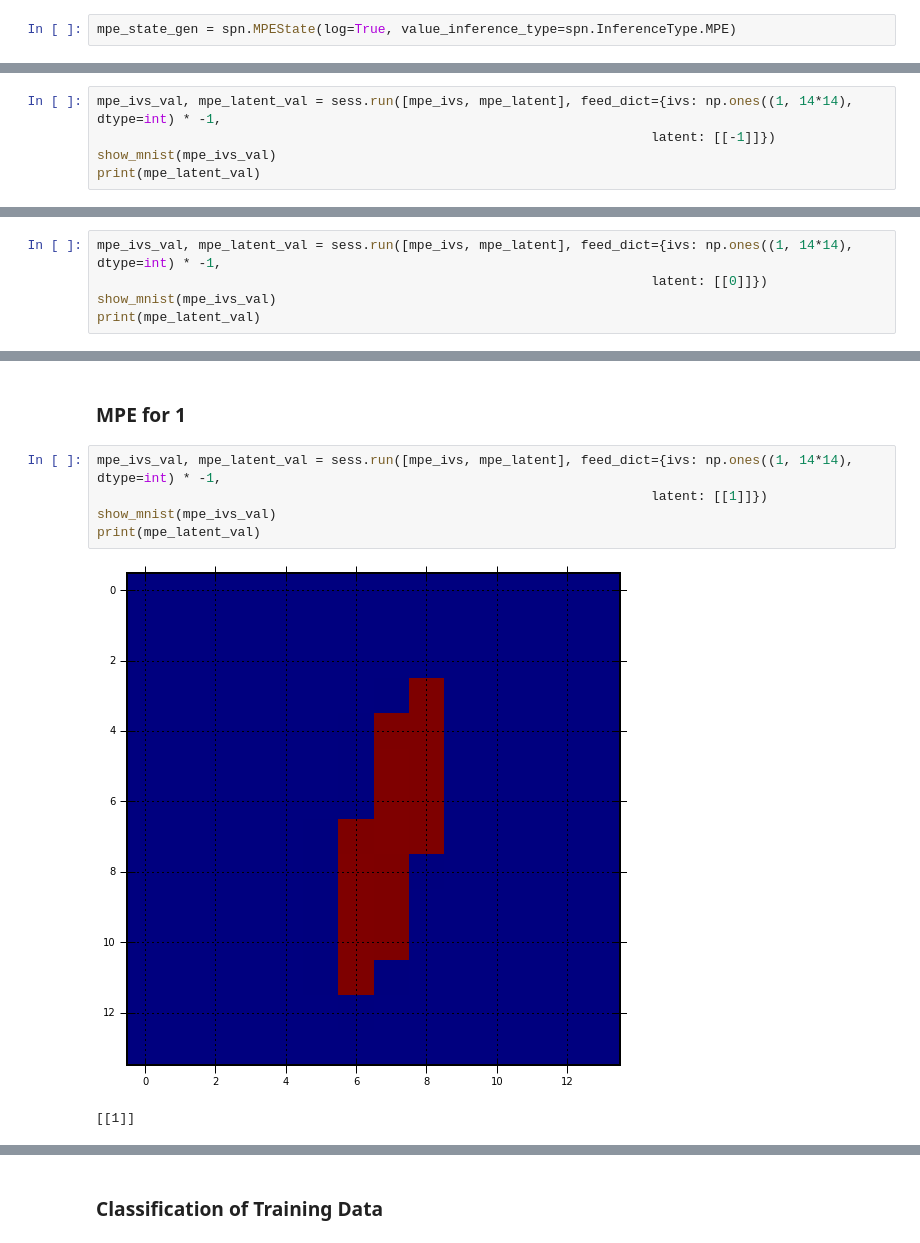
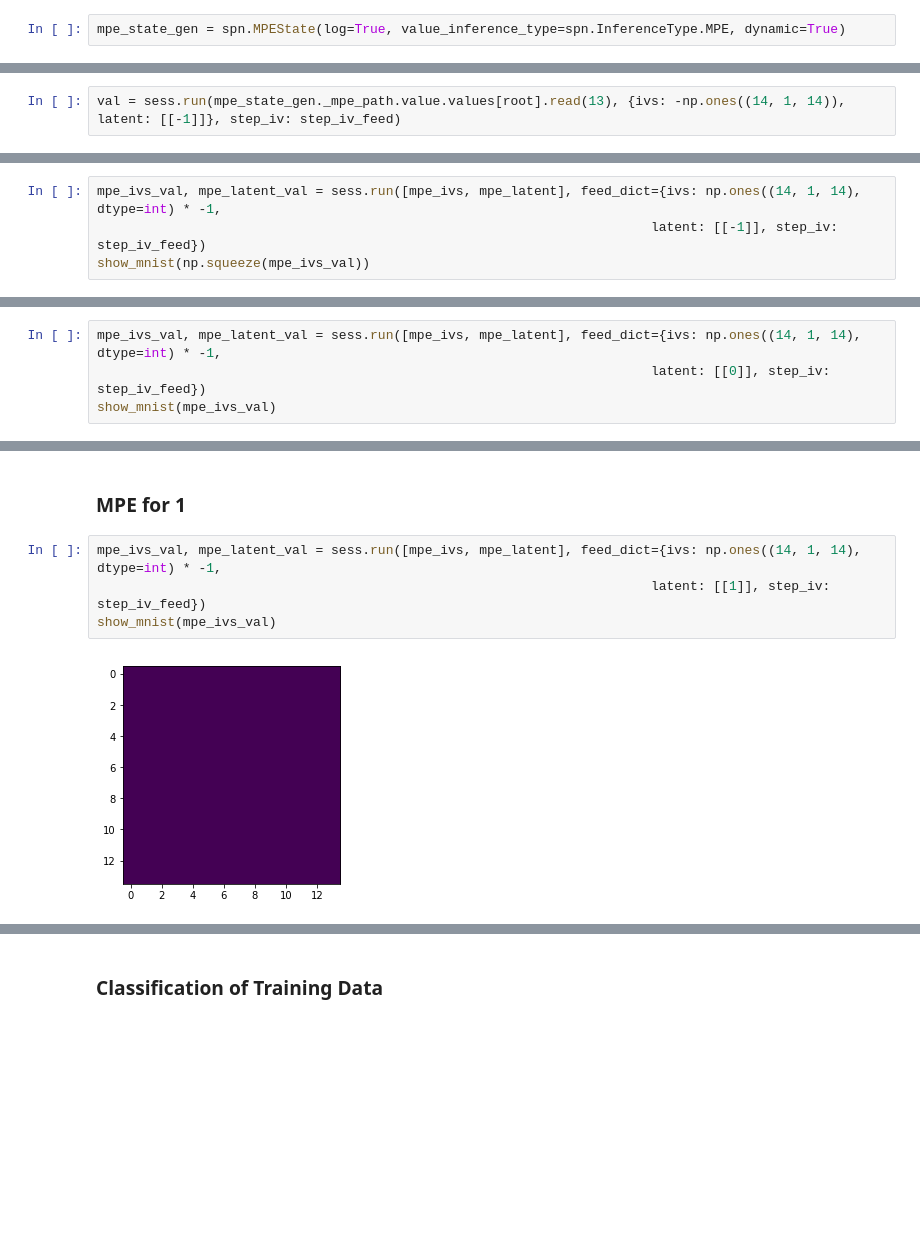
Before and after one commit to jostosh/libspn, a Jupyter notebook: ipynb/mnist_classification_dspn.ipynb, the cells around one changed output, grey strips where cells are left out. Cells and saved outputs as stored; diff of their text form; blank space fills up the shorter version.

```diff
--- a/ipynb/mnist_classification_dspn.ipynb
+++ b/ipynb/mnist_classification_dspn.ipynb
@@ -224,6 +261,8 @@ Avg likelihood: -141.19151306152344
 # %% [markdown]
 # Generate Testing Ops
 # %%
-mpe_state_gen = spn.MPEState(log=True, value_inference_type=spn.InferenceType.MPE)
+mpe_state_gen = spn.MPEState(log=True, value_inference_type=spn.InferenceType.MPE, dynamic=True)
 # %%
 mpe_ivs, mpe_latent = mpe_state_gen.get_state(root, ivs, latent)
+# %%
+val = sess.run(mpe_state_gen._mpe_path.value.values[root].read(13), {ivs: -np.ones((14, 1, 14)), latent: [[-1]]}, step_iv: step_iv_feed)
@@ -232,8 +275,7 @@ mpe_ivs, mpe_latent = mpe_state_gen.get_state(root, ivs, latent)
 # %% [markdown]
 ### MPE of the whole network
 # %%
-mpe_ivs_val, mpe_latent_val = sess.run([mpe_ivs, mpe_latent], feed_dict={ivs: np.ones((1, 14*14), dtype=int) * -1,
-                                                                       latent: [[-1]]})
-show_mnist(mpe_ivs_val)
-print(mpe_latent_val)
+mpe_ivs_val, mpe_latent_val = sess.run([mpe_ivs, mpe_latent], feed_dict={ivs: np.ones((14, 1, 14), dtype=int) * -1,
+                                                                       latent: [[-1]], step_iv: step_iv_feed})
+show_mnist(np.squeeze(mpe_ivs_val))
 # %% [output]
@@ -242,8 +287,7 @@ print(mpe_latent_val)
 # %% [markdown]
 ### MPE for 0
 # %%
-mpe_ivs_val, mpe_latent_val = sess.run([mpe_ivs, mpe_latent], feed_dict={ivs: np.ones((1, 14*14), dtype=int) * -1,
-                                                                       latent: [[0]]})
+mpe_ivs_val, mpe_latent_val = sess.run([mpe_ivs, mpe_latent], feed_dict={ivs: np.ones((14, 1, 14), dtype=int) * -1,
+                                                                       latent: [[0]], step_iv: step_iv_feed})
 show_mnist(mpe_ivs_val)
-print(mpe_latent_val)
 # %% [output]
@@ -252,10 +295,8 @@ print(mpe_latent_val)
 # %% [markdown]
 ### MPE for 1
 # %%
-mpe_ivs_val, mpe_latent_val = sess.run([mpe_ivs, mpe_latent], feed_dict={ivs: np.ones((1, 14*14), dtype=int) * -1,
-                                                                       latent: [[1]]})
+mpe_ivs_val, mpe_latent_val = sess.run([mpe_ivs, mpe_latent], feed_dict={ivs: np.ones((14, 1, 14), dtype=int) * -1,
+                                                                       latent: [[1]], step_iv: step_iv_feed})
 show_mnist(mpe_ivs_val)
-print(mpe_latent_val)
 # %% [output]
-[figure, old version]
+[figure, new version]
-[[1]]
```
Also changed, not shown: parts of 24 cells of this notebook, 1 other file.
